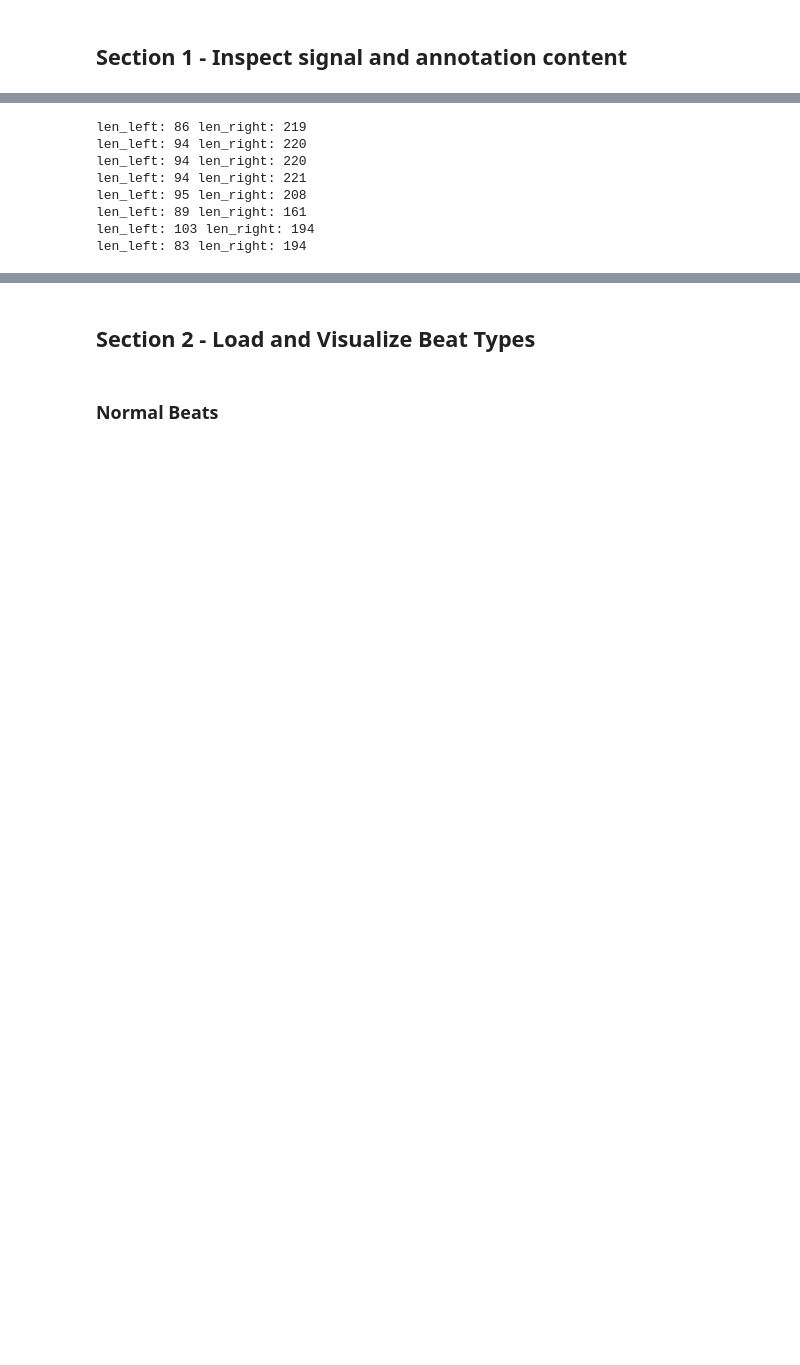
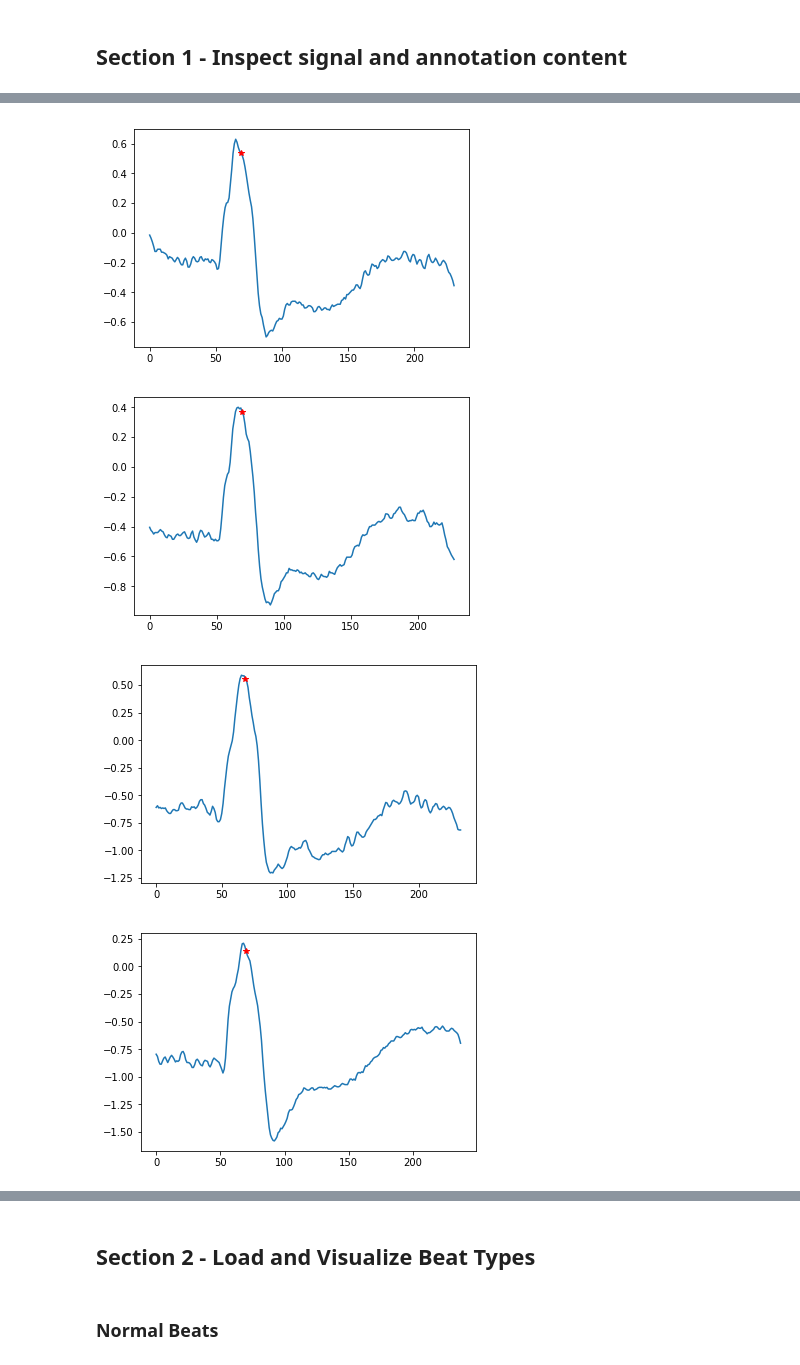
Before and after one commit to cx1111/beat-classifier, a Jupyter notebook: analysis/0-explore.ipynb, the cells around one changed output, grey strips where cells are left out. Drawn from its saved outputs; the diff is of its cells as text; code cells hidden in the pictures; blank space fills up the shorter version.

```diff
--- a/analysis/0-explore.ipynb
+++ b/analysis/0-explore.ipynb
@@ -57,18 +84,15 @@ for rec_name in l_records:
 # %%
+# Zoom in on some beats
 # Load a record, extract some beats, and view them.
-sig, fields = wfdb.rdsamp(os.path.join(data_dir, rec_name), sampto=3000)
-ann = wfdb.rdann(os.path.join(data_dir, rec_name), extension='atr', sampto=3000)
+sig, fields = wfdb.rdsamp(os.path.join(data_dir, l_records[0]), sampto=3000)
+ann = wfdb.rdann(os.path.join(data_dir, l_records[0]), extension='atr', sampto=3000)
 # Get the peak samples and symbols in a dataframe. Remove the non-beat annotations
 qrs_df = ann_to_df(ann, rm_sym=['+', '~'])
 beats, centers = get_beats(sig=sig[:, 0], qrs_inds=qrs_df['sample'].values,
                            beat_types = qrs_df['symbol'].values, wanted_type='L',
                            view=True)
 # %% [output]
-len_left: 86 len_right: 219
-len_left: 94 len_right: 220
-len_left: 94 len_right: 220
-len_left: 94 len_right: 221
-len_left: 95 len_right: 208
-len_left: 89 len_right: 161
-len_left: 103 len_right: 194
-len_left: 83 len_right: 194
+[figure, added]
+[figure, added]
+[figure, added]
+[figure, added]
```
Also changed, not shown: parts of 10 cells of this notebook, 13 other files.
